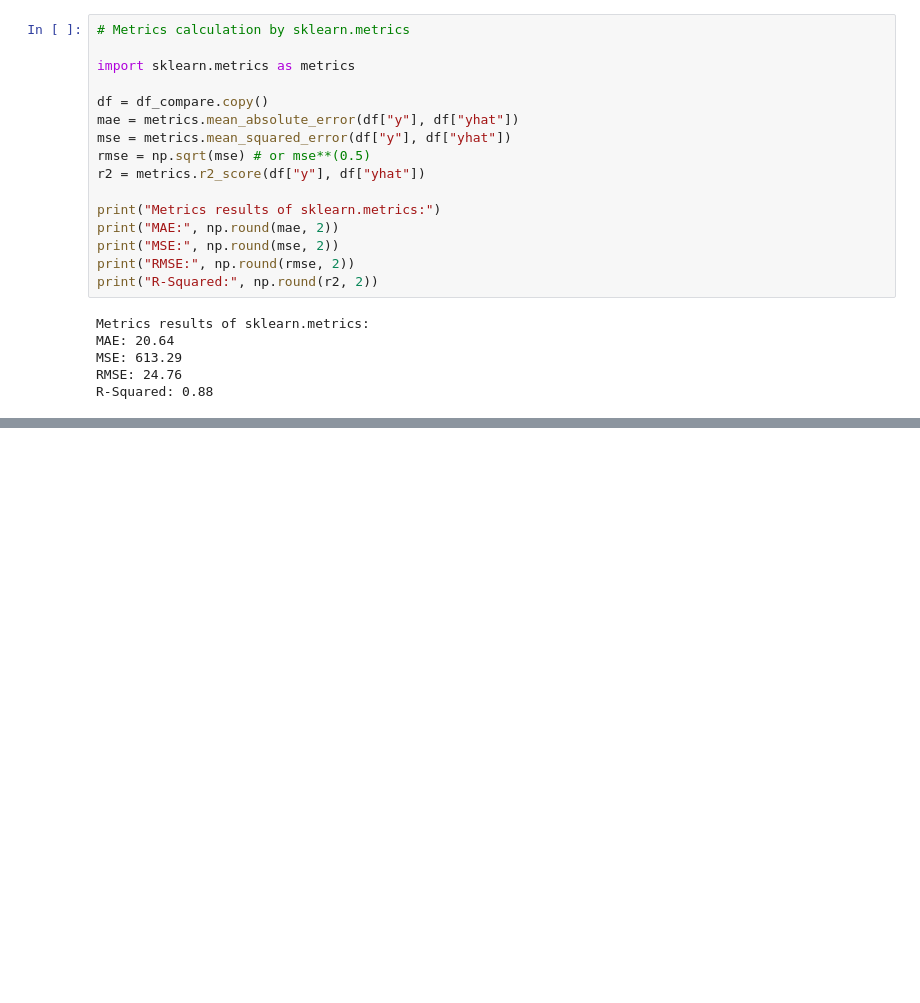
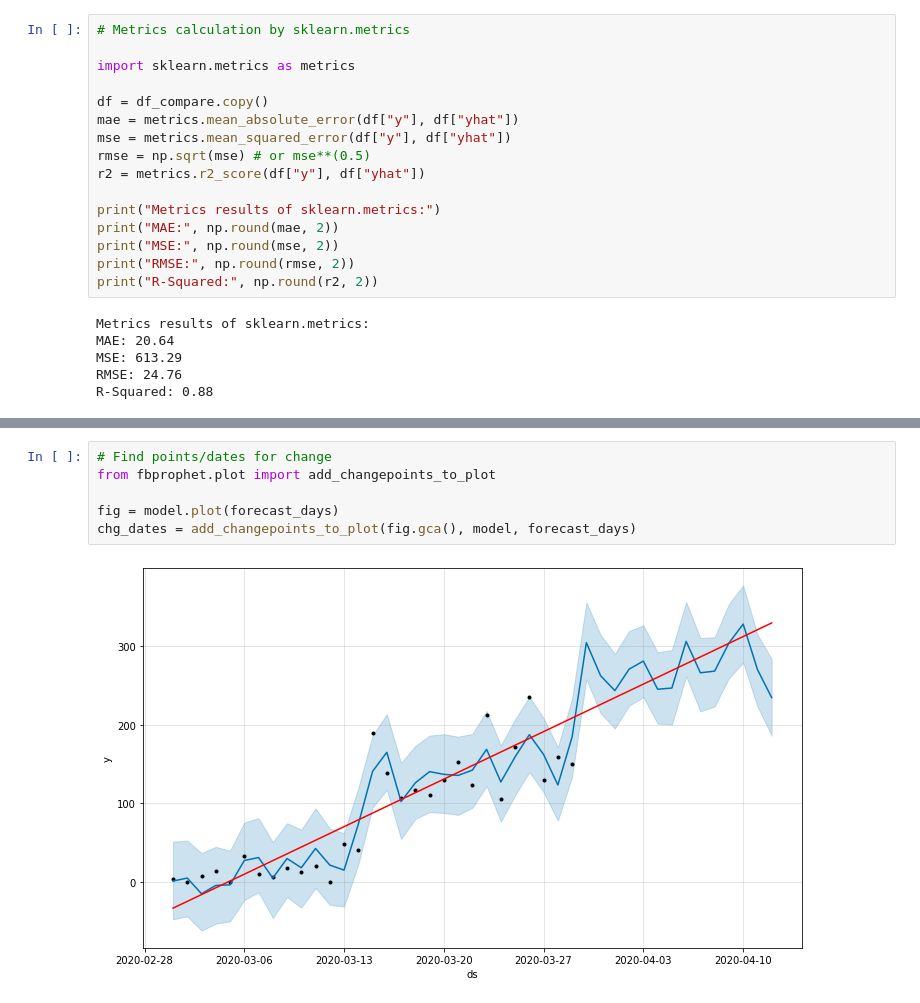
Before and after one commit to ashamril/ular_sawa_python, a Jupyter notebook: Malaysia_CoronaVirus_Covid_19_v5.ipynb, the cells around one changed output, grey strips where cells are left out. Drawn from its saved outputs; the diff is of its cells as text; blank space fills up the shorter version.

```diff
--- a/Malaysia_CoronaVirus_Covid_19_v5.ipynb
+++ b/Malaysia_CoronaVirus_Covid_19_v5.ipynb
@@ -420,0 +423,8 @@ df_compare_forecast.tail(period + 1)
+# %%
+# Find points/dates for change
+from fbprophet.plot import add_changepoints_to_plot
+
+fig = model.plot(forecast_days)
+chg_dates = add_changepoints_to_plot(fig.gca(), model, forecast_days)
+# %% [output]
+[figure, added]
```
Also changed, not shown: parts of 7 cells of this notebook.
